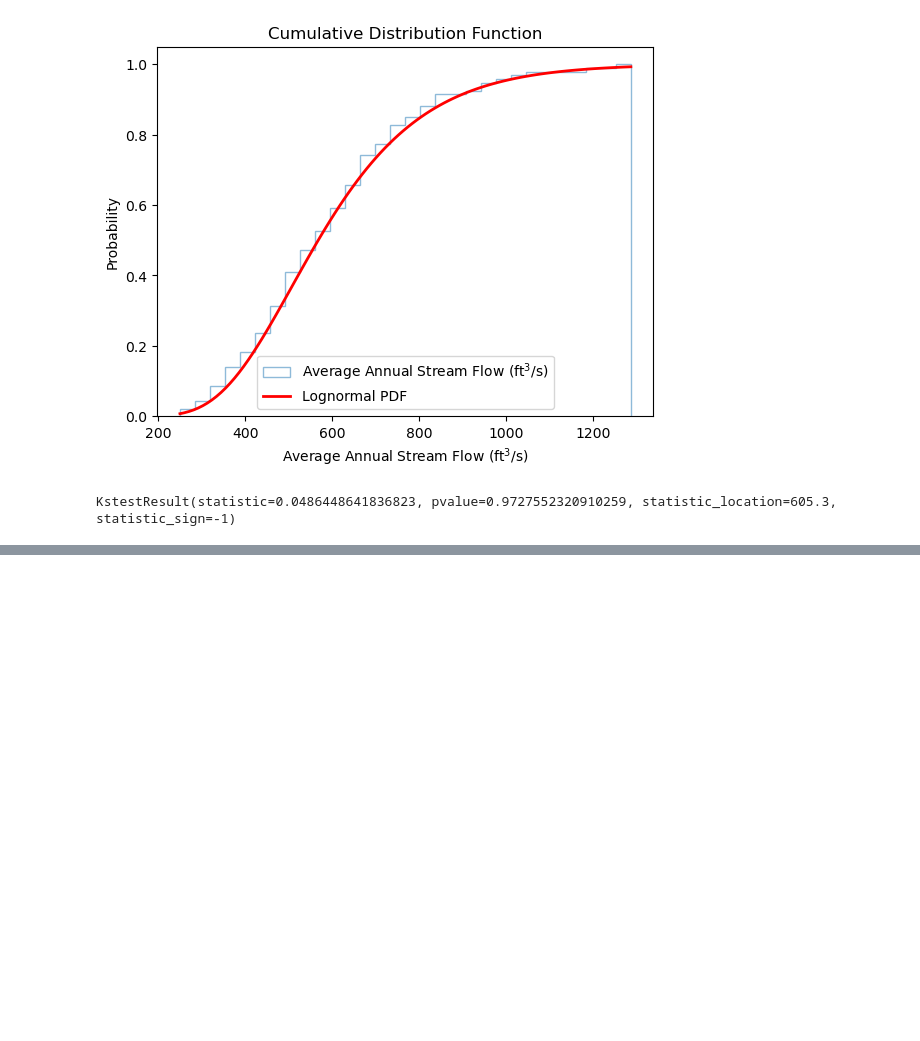
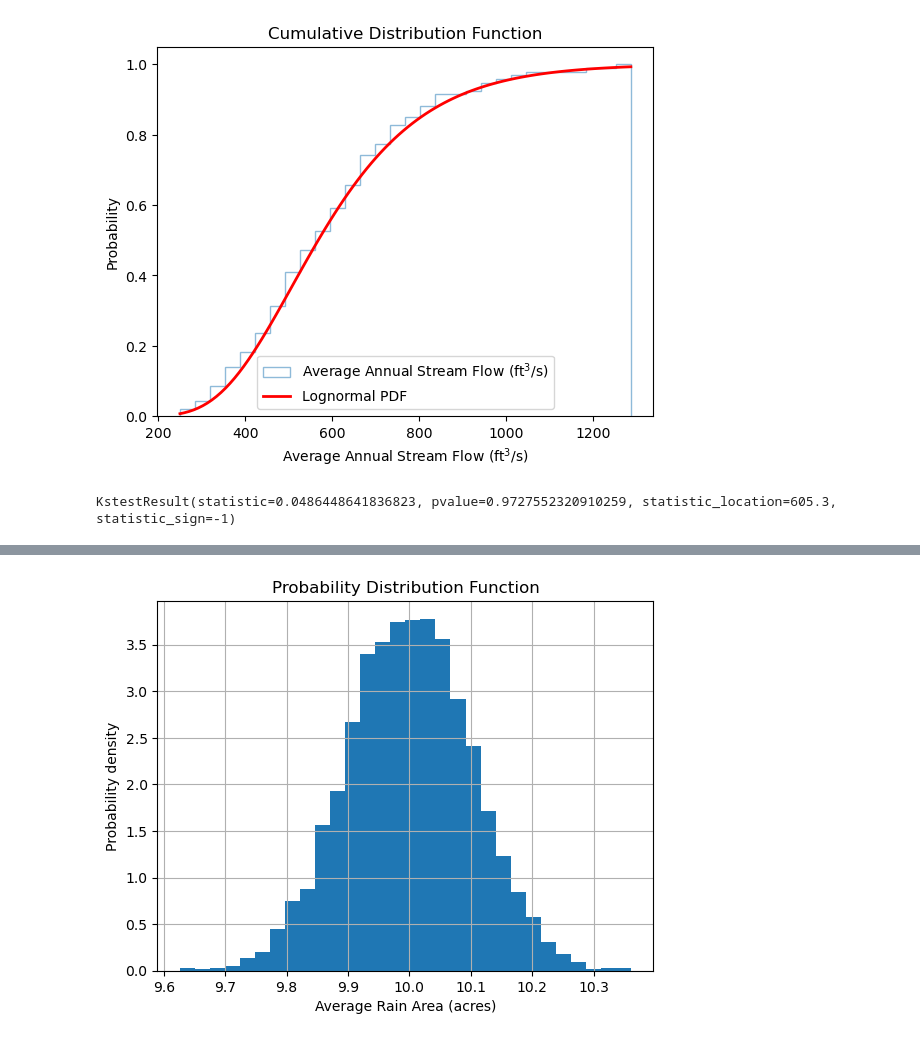
Before and after one commit to tmweigand/GroundwaterHydrology, a Jupyter notebook: lectures/probability.ipynb, the cells around one changed output, grey strips where cells are left out. Saved outputs shown, nothing was run; the diff lists cells and outputs as text; code cells hidden in the pictures; blank space fills up the shorter version.

```diff
--- a/lectures/probability.ipynb
+++ b/lectures/probability.ipynb
@@ -131,0 +172,20 @@ KstestResult(statistic=0.0486448641836823, pvalue=0.9727552320910259, statistic_
+# %%
+# Set the Statistics
+rainAreaMean = 10 # Acres
+rainAreaSTD = 0.1 # Acres
+
+# Draw N samples from the distribution
+N = 10000
+rainAreaSample = np.random.normal(rainAreaMean,rainAreaSTD,size = N)
+# %%
+# Lets Look at the Sample Distribution
+fig, ax = plt.subplots()
+num_bins = 30
+n, bins, patches = ax.hist(rainAreaSample, num_bins, density=True)
+ax.set_xlabel('Average Rain Area (acres)')
+ax.set_ylabel('Probability density')
+plt.title("Probability Distribution Function")
+ax.grid(True)
+plt.show()
+# %% [output]
+[figure, added]
```
Also changed, not shown: parts of 8 cells of this notebook.
